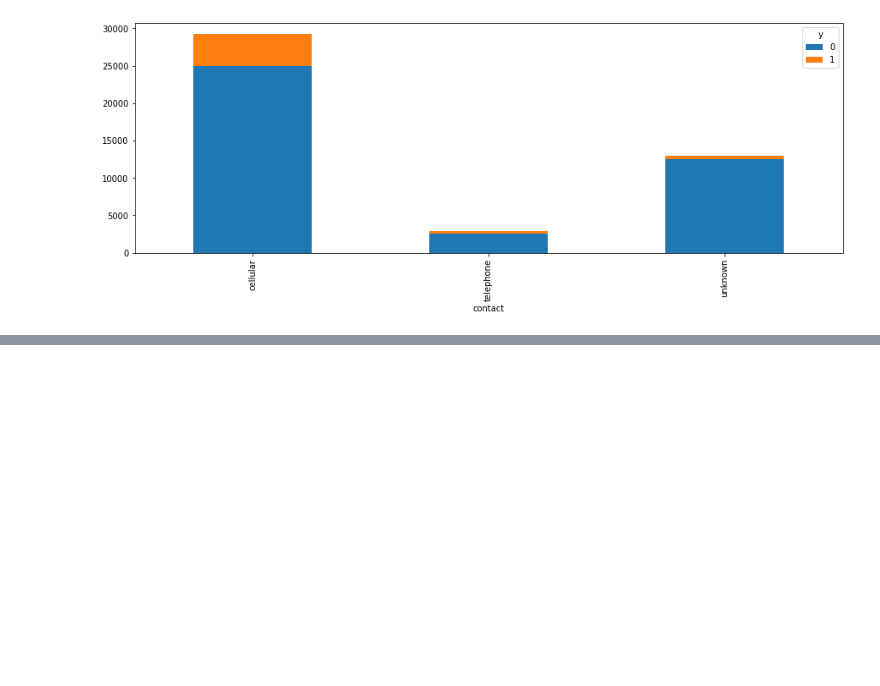
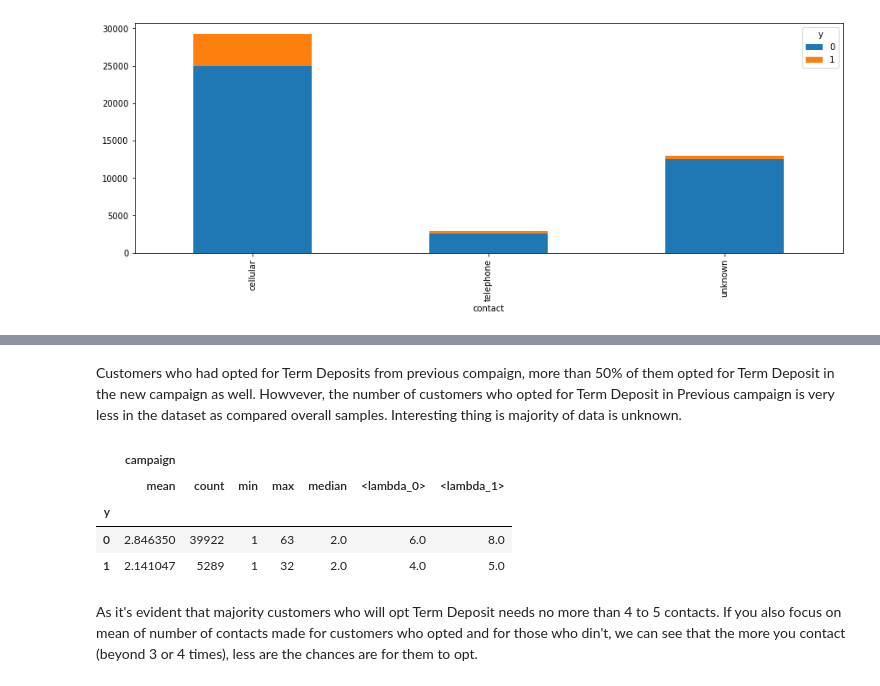
Before and after one commit to vaibhavtaneja1/BanksMarketingTargets, a Jupyter notebook: DataExploration&Analysis.ipynb, the cells around one changed output, grey strips where cells are left out. Cells and saved outputs as stored; diff of their text form; code cells hidden in the pictures; blank space fills up the shorter version.

```diff
--- a/DataExploration&Analysis.ipynb
+++ b/DataExploration&Analysis.ipynb
@@ -299,0 +354,17 @@ contact_y_df.pivot_table(
+# %% [markdown]
+Customers who had opted for Term Deposits from previous compaign, more than 50% of them opted for Term Deposit in the new campaign as well. Howvever, the number of customers who opted for Term Deposit in Previous campaign is very less in the dataset as compared overall samples.
+Interesting thing is majority of data is unknown.
+# %%
+# let's explore the column which stores number of times customer was contacted in this campaig
+df[['y','campaign']].groupby('y').agg(
+    ['mean','count', 'min', 'max', 'median',
+    lambda x: np.percentile(x,90), lambda x: np.percentile(x,95)]
+    )
+# %% [output]
+|  | campaign |  |  |  |  |  |  |
+|  | mean | count | min | max | median | <lambda_0> | <lambda_1> |
+| y |  |  |  |  |  |  |  |
+| 0 | 2.846350 | 39922 | 1 | 63 | 2.0 | 6.0 | 8.0 |
+| 1 | 2.141047 | 5289 | 1 | 32 | 2.0 | 4.0 | 5.0 |
+# %% [markdown]
+As it's evident that majority customers who will opt Term Deposit needs no more than 4 to 5 contacts. If you also focus on mean of number of contacts made for customers who opted and for those who din't, we can see that the more you contact (beyond 3 or 4 times), less are the chances are for them to opt.
```
Also changed, not shown: parts of 5 cells of this notebook, 1 other file.
